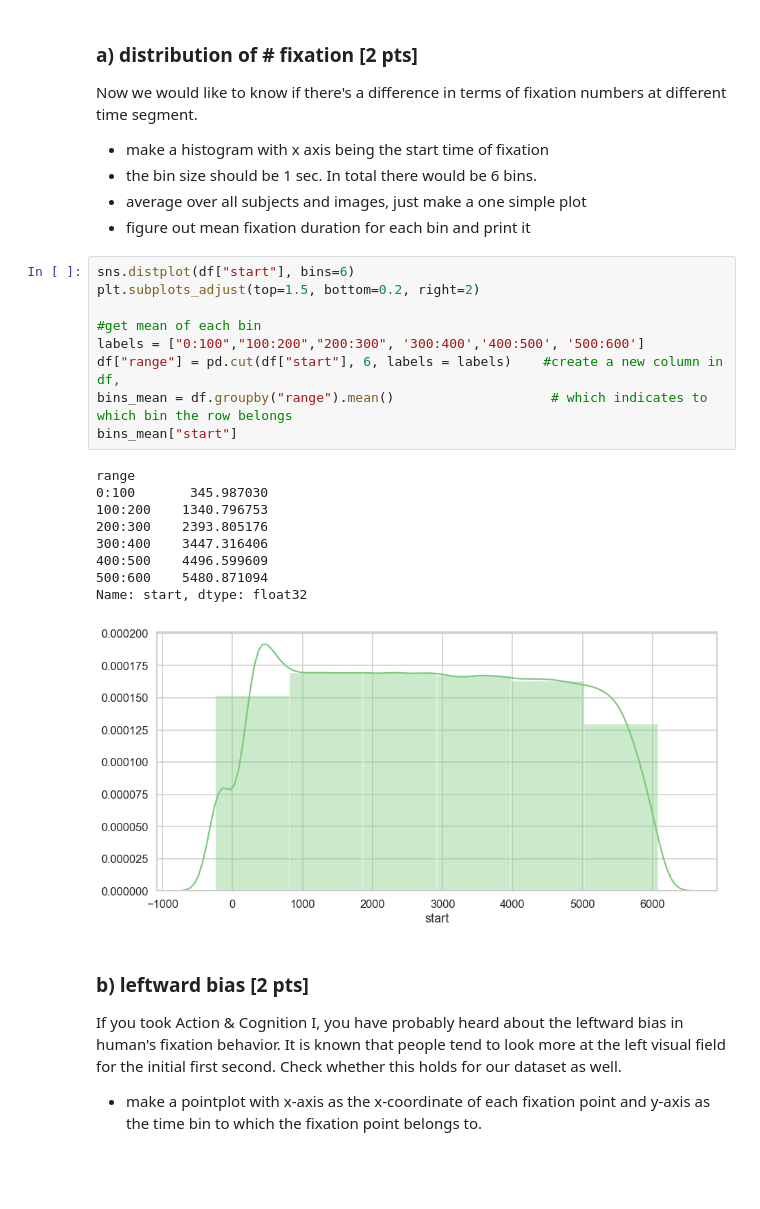
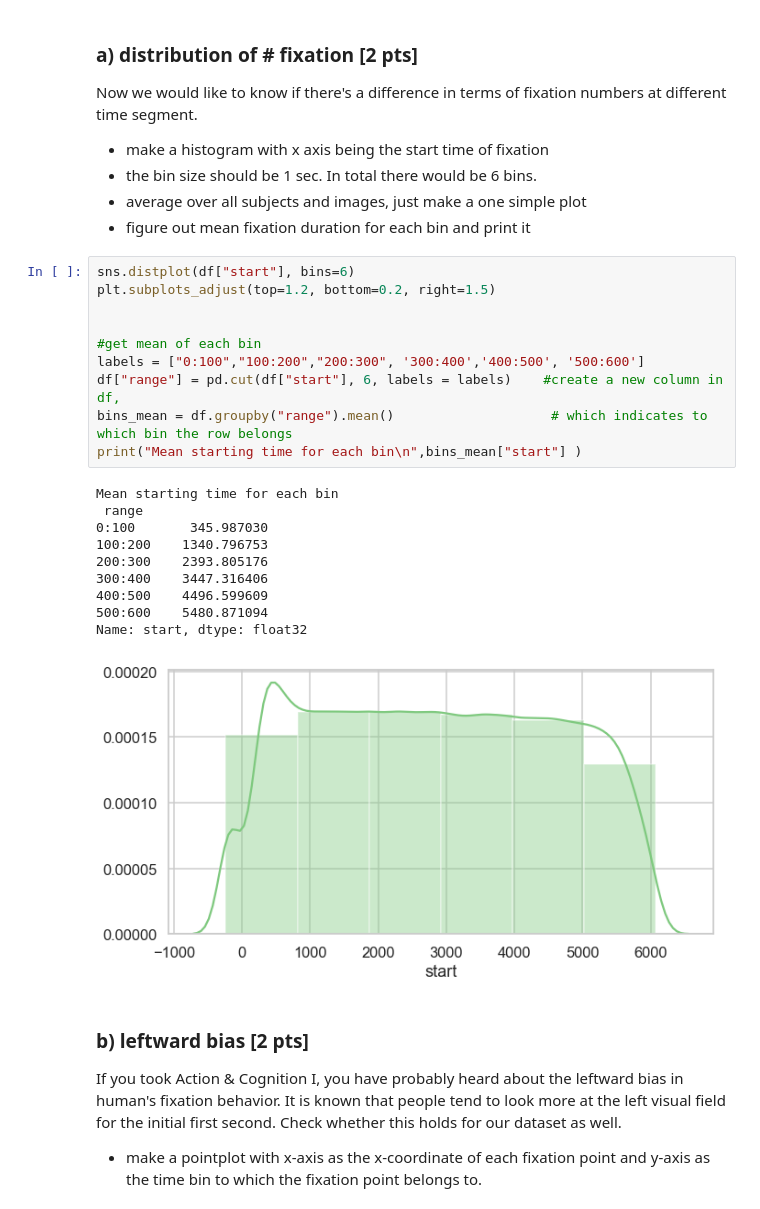
Before and after one commit to NBP-ACC/week-7-acc_7, a Jupyter notebook: Sheet05_Maria.ipynb, the cells around one changed output. Cells and saved outputs as stored; diff of their text form; blank space fills up the shorter version.

```diff
--- a/Sheet05_Maria.ipynb
+++ b/Sheet05_Maria.ipynb
@@ -250,23 +241,25 @@ Now we would like to know if there's a difference in terms of fixation numbers a
 - figure out mean fixation duration for each bin and print it
 # %%
 sns.distplot(df["start"], bins=6)
-plt.subplots_adjust(top=1.5, bottom=0.2, right=2)
+plt.subplots_adjust(top=1.2, bottom=0.2, right=1.5)
+
 
 #get mean of each bin
 labels = ["0:100","100:200","200:300", '300:400','400:500', '500:600']
 df["range"] = pd.cut(df["start"], 6, labels = labels)    #create a new column in df,
 bins_mean = df.groupby("range").mean()                    # which indicates to which bin the row belongs
-bins_mean["start"]
+print("Mean starting time for each bin\n",bins_mean["start"] )
 # %% [output]
-range
+Mean starting time for each bin
+ range
 0:100       345.987030
 100:200    1340.796753
 200:300    2393.805176
 300:400    3447.316406
 400:500    4496.599609
 500:600    5480.871094
 Name: start, dtype: float32
-[figure, old version]
+[figure, new version]
 # %% [markdown]
 ### b) leftward bias [2 pts]
 If you took Action & Cognition I, you have probably heard about the leftward bias in human's fixation behavior. It is known that people tend to look more at the left visual field for the initial first second. Check whether this holds for our dataset as well.
```
Also changed, not shown: parts of 7 cells of this notebook.
